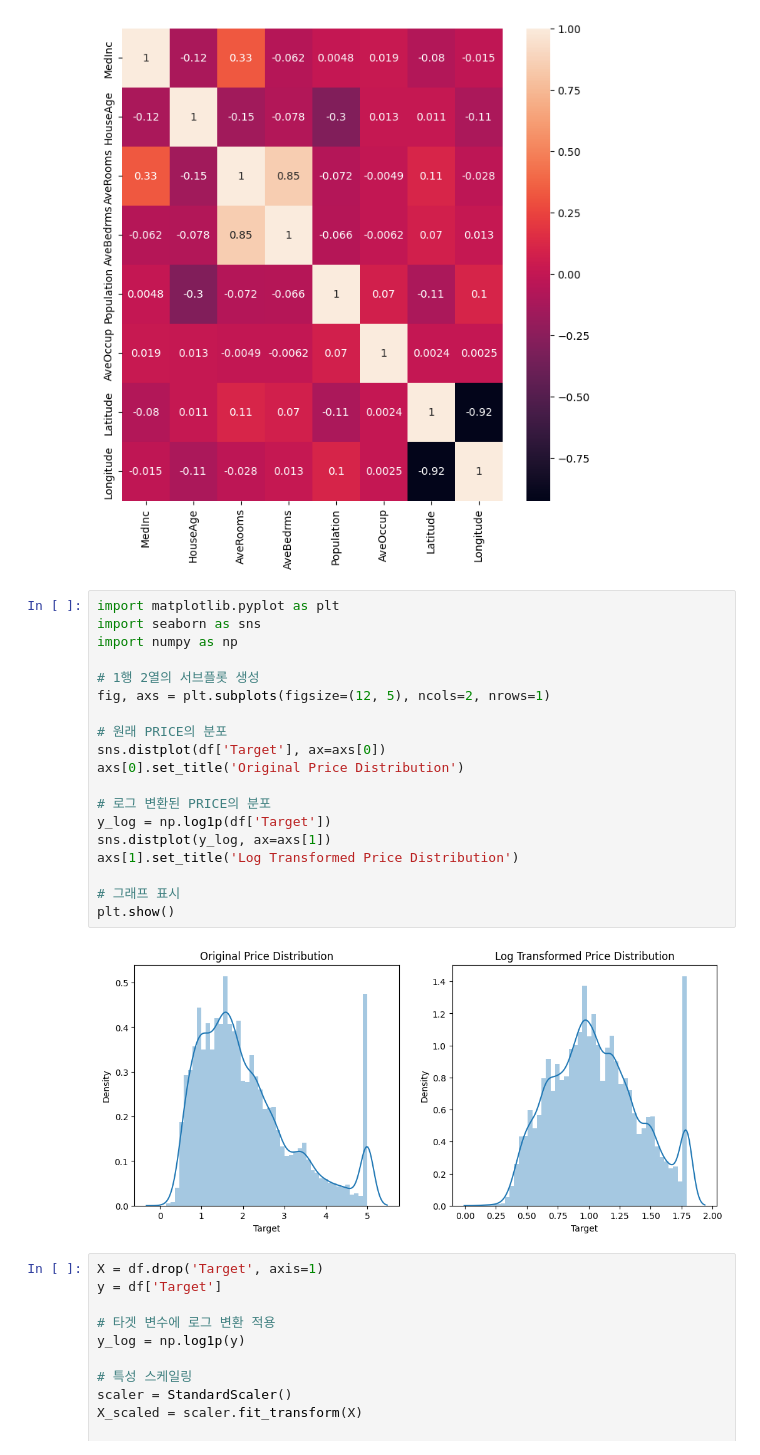
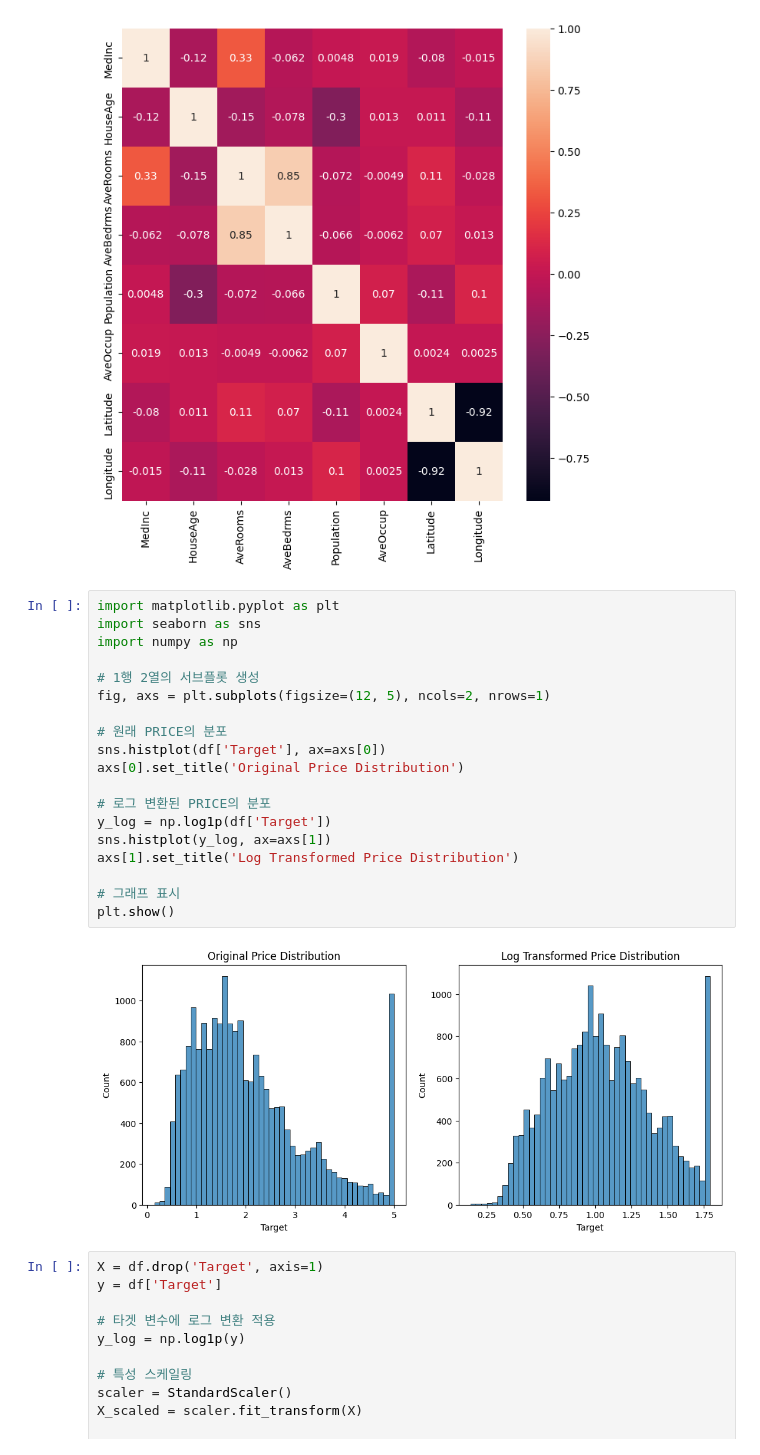
Before and after one commit to bnv20/kdt_2310, a Jupyter notebook: m5_ml/m5_머신러닝_회귀.ipynb, the cells around one changed output. Saved outputs shown, nothing was run; the diff lists cells and outputs as text.

```diff
--- a/m5_ml/m5_머신러닝_회귀.ipynb
+++ b/m5_ml/m5_머신러닝_회귀.ipynb
@@ -197,24 +214,24 @@ sns.heatmap(hc,annot=True)
 # %%
 import matplotlib.pyplot as plt
 import seaborn as sns
 import numpy as np
 
 # 1행 2열의 서브플롯 생성
 fig, axs = plt.subplots(figsize=(12, 5), ncols=2, nrows=1)
 
 # 원래 PRICE의 분포
-sns.distplot(df['Target'], ax=axs[0])
+sns.histplot(df['Target'], ax=axs[0])
 axs[0].set_title('Original Price Distribution')
 
 # 로그 변환된 PRICE의 분포
 y_log = np.log1p(df['Target'])
-sns.distplot(y_log, ax=axs[1])
+sns.histplot(y_log, ax=axs[1])
 axs[1].set_title('Log Transformed Price Distribution')
 
 # 그래프 표시
 plt.show()
 # %% [output]
-[figure, old version]
+[figure, new version]
 # %%
 X = df.drop('Target', axis=1)
 y = df['Target']
```
Also changed, not shown: parts of 41 cells of this notebook.
